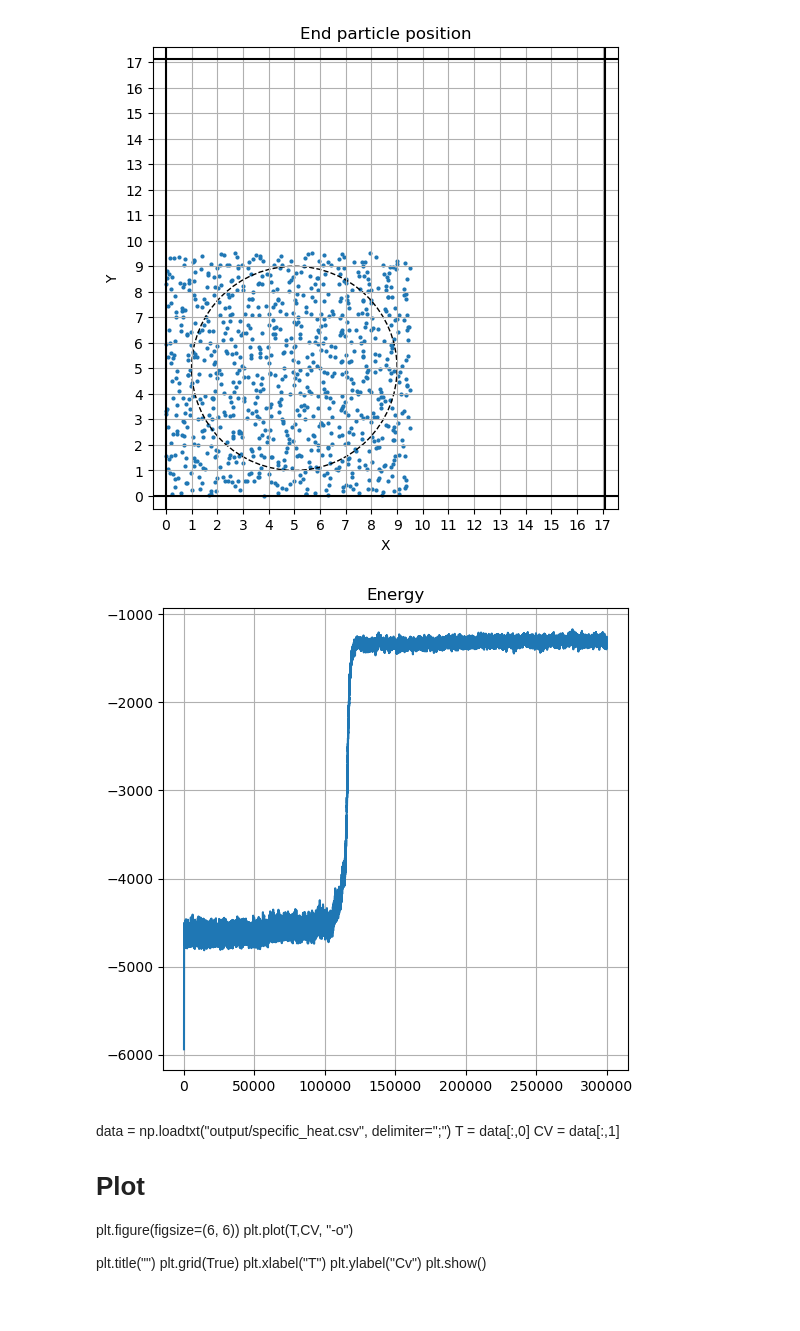
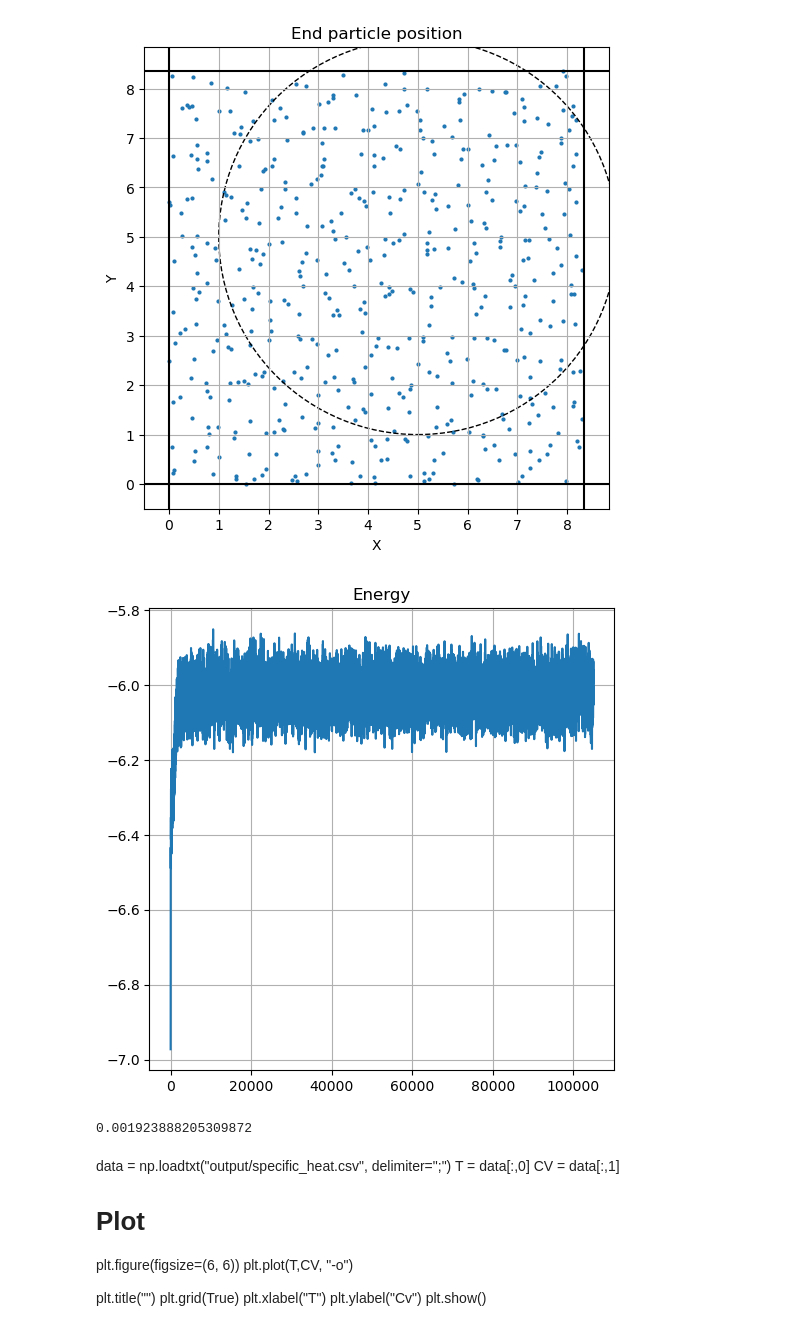
Before and after one commit to Sparisi01/montecarlo_particles_simulation, a Jupyter notebook: data_analysis.ipynb, the cells around one changed output. Cells and saved outputs as stored; diff of their text form; code cells hidden in the pictures.

```diff
--- a/data_analysis.ipynb
+++ b/data_analysis.ipynb
@@ -6,8 +6,8 @@ from IPython.display import HTML
 import matplotlib.patches as patches
 from mpl_toolkits.axes_grid1.inset_locator import inset_axes
 # %%
-N_particles = 4000
-Box_size = 17.1
+N_particles = 500
+Box_size = 8.346
 # %%
 data = np.loadtxt("output/start_position_file.csv", delimiter=";")
 
@@ -73,19 +73,22 @@ ax.add_patch(circle)
 
 plt.show()
 # %% [output]
-[figure, old version]
+[figure, new version]
 # %%
 energy = np.loadtxt("output/energy.csv", delimiter=";")
 
 # Plot
 plt.figure(figsize=(6, 6))
-plt.plot(energy)
+plt.plot(energy/N_particles - 0.26)
 
 plt.title("Energy")
 plt.grid(True)
 plt.show()
+
+np.var(energy[500:]/N_particles - 0.26)
 # %% [output]
-[figure, old version]
+[figure, new version]
+0.001923888205309872
 # %% [markdown]
 data = np.loadtxt("output/specific_heat.csv", delimiter=";")
 T = data[:,0]
```
Also changed, not shown: parts of 5 cells of this notebook, 46 other files.
